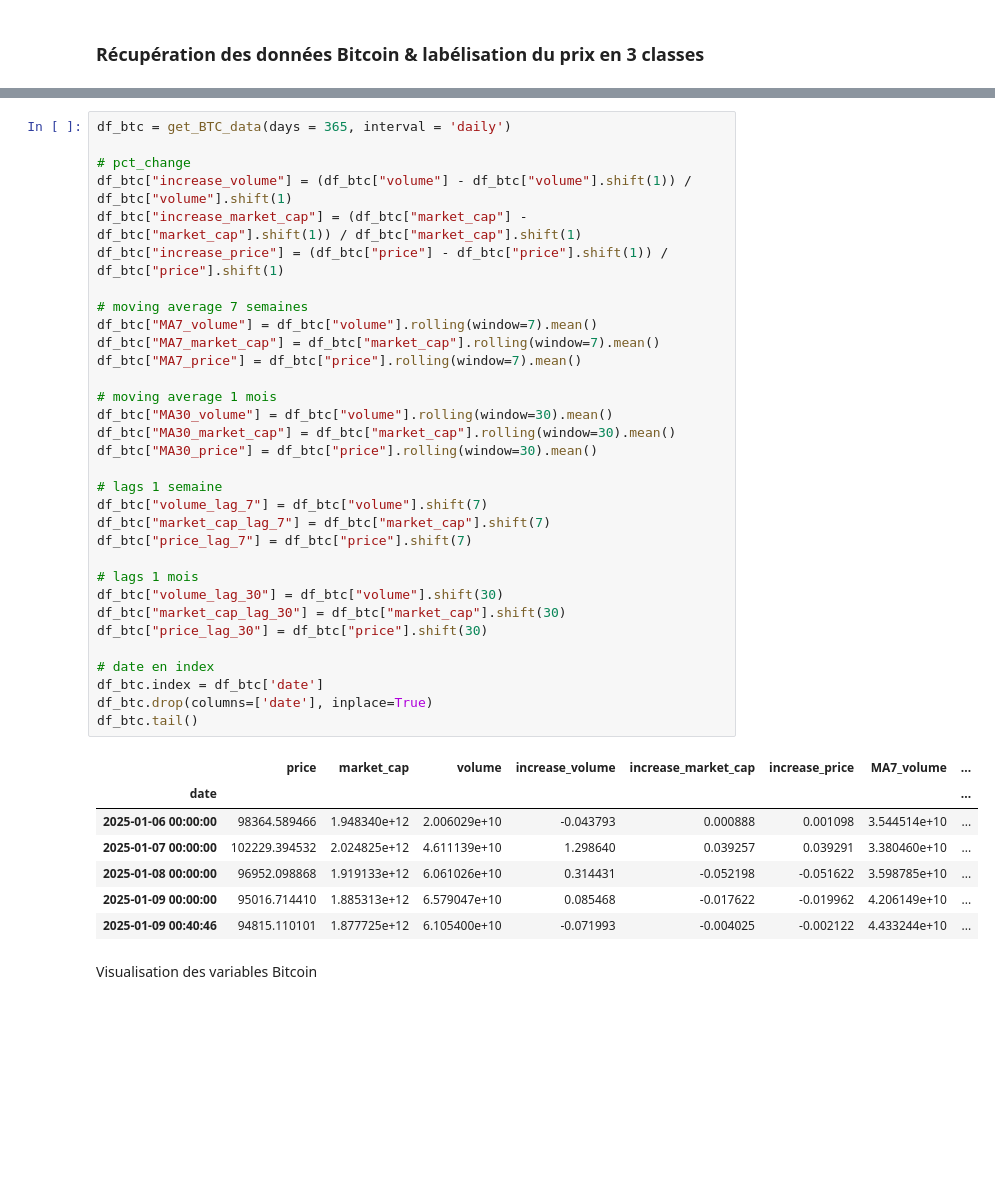
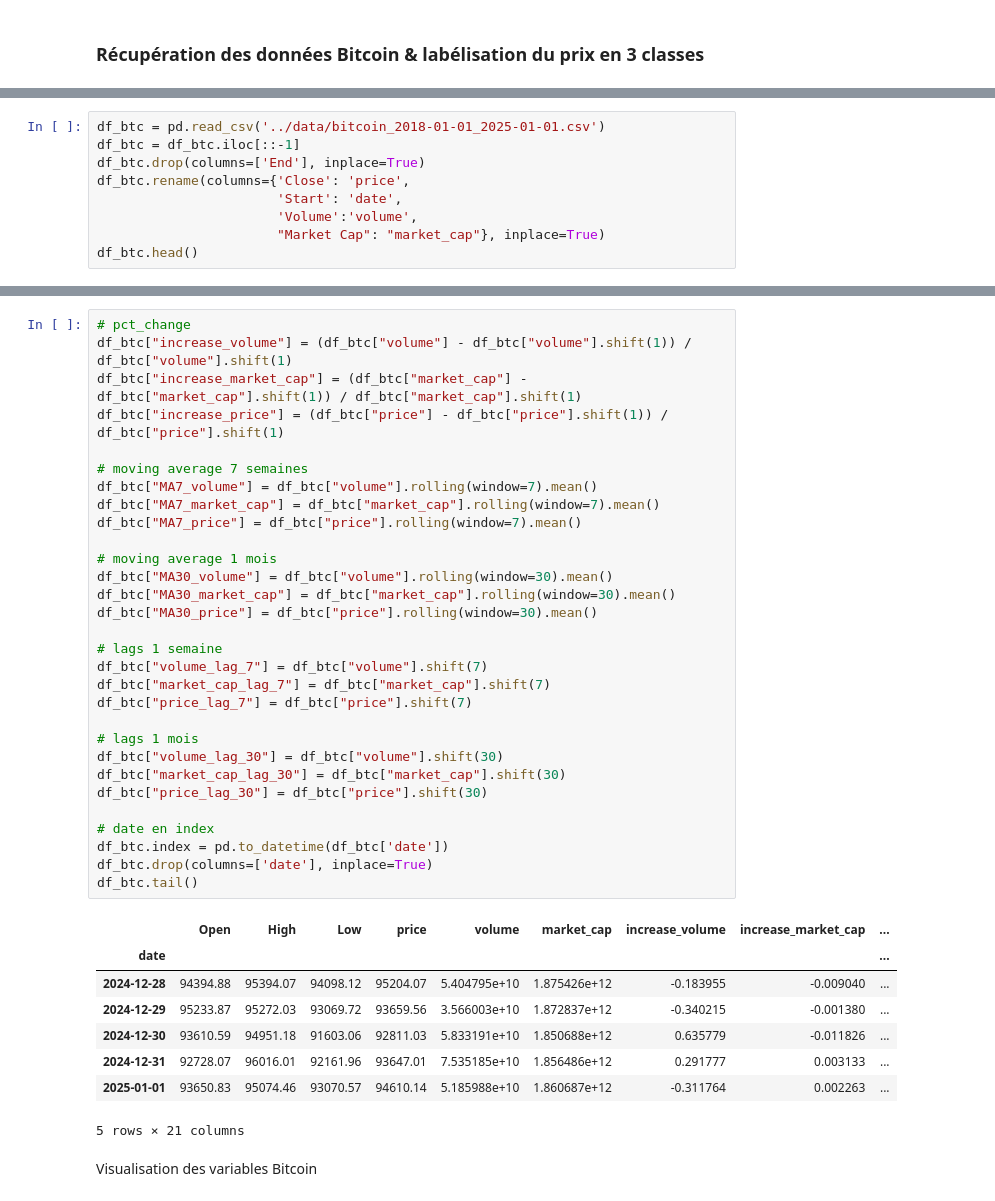
Before and after one commit to louis-lebreton/triple_barrier_prediction, a Jupyter notebook: src/df_builder.ipynb, the cells around one changed output, grey strips where cells are left out. Cells and saved outputs as stored; diff of their text form; blank space fills up the shorter version.

```diff
--- a/src/df_builder.ipynb
+++ b/src/df_builder.ipynb
@@ -313,0 +300,9 @@ Je récupère d'abord les donénes bitcoin et je construis de variables supplém
+# %%
+df_btc = pd.read_csv('../data/bitcoin_2018-01-01_2025-01-01.csv')
+df_btc = df_btc.iloc[::-1]
+df_btc.drop(columns=['End'], inplace=True)
+df_btc.rename(columns={'Close': 'price',
+                       'Start': 'date',
+                       'Volume':'volume',
+                       "Market Cap": "market_cap"}, inplace=True)
+df_btc.head()
@@ -314,43 +316,42 @@ Je récupère d'abord les donénes bitcoin et je construis de variables supplém
 # %%
-df_btc = get_BTC_data(days = 365, interval = 'daily')
-
 # pct_change
 df_btc["increase_volume"] = (df_btc["volume"] - df_btc["volume"].shift(1)) / df_btc["volume"].shift(1)
 df_btc["increase_market_cap"] = (df_btc["market_cap"] - df_btc["market_cap"].shift(1)) / df_btc["market_cap"].shift(1)
 df_btc["increase_price"] = (df_btc["price"] - df_btc["price"].shift(1)) / df_btc["price"].shift(1)
 
 # moving average 7 semaines
 df_btc["MA7_volume"] = df_btc["volume"].rolling(window=7).mean()
 df_btc["MA7_market_cap"] = df_btc["market_cap"].rolling(window=7).mean()
 df_btc["MA7_price"] = df_btc["price"].rolling(window=7).mean()
 
 # moving average 1 mois
 df_btc["MA30_volume"] = df_btc["volume"].rolling(window=30).mean()
 df_btc["MA30_market_cap"] = df_btc["market_cap"].rolling(window=30).mean()
 df_btc["MA30_price"] = df_btc["price"].rolling(window=30).mean()
 
 # lags 1 semaine
 df_btc["volume_lag_7"] = df_btc["volume"].shift(7)
 df_btc["market_cap_lag_7"] = df_btc["market_cap"].shift(7)
 df_btc["price_lag_7"] = df_btc["price"].shift(7)
 
 # lags 1 mois
 df_btc["volume_lag_30"] = df_btc["volume"].shift(30)
 df_btc["market_cap_lag_30"] = df_btc["market_cap"].shift(30)
 df_btc["price_lag_30"] = df_btc["price"].shift(30)
 
 # date en index
-df_btc.index = df_btc['date']
+df_btc.index = pd.to_datetime(df_btc['date'])
 df_btc.drop(columns=['date'], inplace=True)
 df_btc.tail()
 # %% [output]
-|  | price | market_cap | volume | increase_volume | increase_market_cap | increase_price | MA7_volume | ... |
-| date |  |  |  |  |  |  |  | ... |
-| 2025-01-06 00:00:00 | 98364.589466 | 1.948340e+12 | 2.006029e+10 | -0.043793 | 0.000888 | 0.001098 | 3.544514e+10 | ... |
-| 2025-01-07 00:00:00 | 102229.394532 | 2.024825e+12 | 4.611139e+10 | 1.298640 | 0.039257 | 0.039291 | 3.380460e+10 | ... |
-| 2025-01-08 00:00:00 | 96952.098868 | 1.919133e+12 | 6.061026e+10 | 0.314431 | -0.052198 | -0.051622 | 3.598785e+10 | ... |
-| 2025-01-09 00:00:00 | 95016.714410 | 1.885313e+12 | 6.579047e+10 | 0.085468 | -0.017622 | -0.019962 | 4.206149e+10 | ... |
-| 2025-01-09 00:40:46 | 94815.110101 | 1.877725e+12 | 6.105400e+10 | -0.071993 | -0.004025 | -0.002122 | 4.433244e+10 | ... |
+|  | Open | High | Low | price | volume | market_cap | increase_volume | increase_market_cap | ... |
+| date |  |  |  |  |  |  |  |  | ... |
+| 2024-12-28 | 94394.88 | 95394.07 | 94098.12 | 95204.07 | 5.404795e+10 | 1.875426e+12 | -0.183955 | -0.009040 | ... |
+| 2024-12-29 | 95233.87 | 95272.03 | 93069.72 | 93659.56 | 3.566003e+10 | 1.872837e+12 | -0.340215 | -0.001380 | ... |
+| 2024-12-30 | 93610.59 | 94951.18 | 91603.06 | 92811.03 | 5.833191e+10 | 1.850688e+12 | 0.635779 | -0.011826 | ... |
+| 2024-12-31 | 92728.07 | 96016.01 | 92161.96 | 93647.01 | 7.535185e+10 | 1.856486e+12 | 0.291777 | 0.003133 | ... |
+| 2025-01-01 | 93650.83 | 95074.46 | 93070.57 | 94610.14 | 5.185988e+10 | 1.860687e+12 | -0.311764 | 0.002263 | ... |
+5 rows × 21 columns
 # %% [markdown]
 Visualisation des variables Bitcoin
 # %%
```
Also changed, not shown: parts of 27 cells of this notebook, 8 other files.
